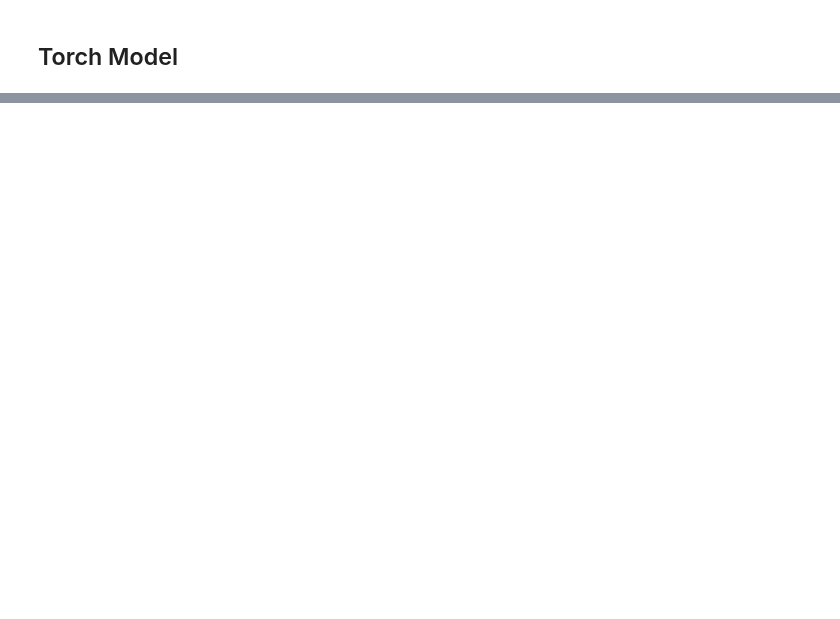
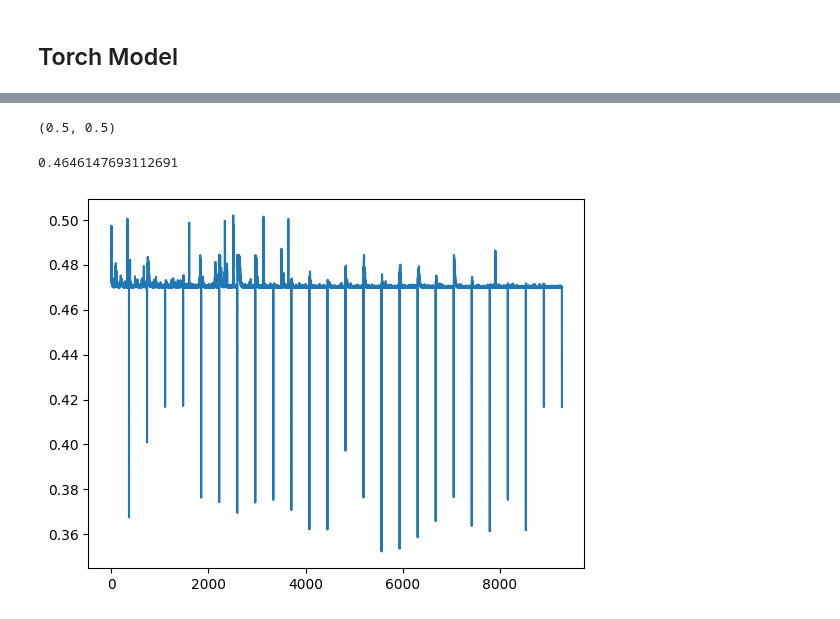
Before and after one commit to c0pp1/TTN4HEP, a Jupyter notebook: TTN/myttnlibrary.ipynb, the cells around one changed output, grey strips where cells are left out. Cells and saved outputs as stored; diff of their text form; code cells hidden in the pictures; blank space fills up the shorter version.

Commit message:
added naive tests, fixed some bugs

```diff
--- a/TTN/myttnlibrary.ipynb
+++ b/TTN/myttnlibrary.ipynb
@@ -393,0 +640,8 @@ def ttn_to_torchscript(ttn: TTN, name: str) -> torch.jit.ScriptModule:
+# %%
+DEVICE = 'cuda'
+BOND_DIM = 10
+DTYPE = torch.double
+features = h**2
+
+model = TTNModel(features, bond_dim=BOND_DIM, device=DEVICE, dtype=DTYPE)
+model.draw()
@@ -393,0 +672,5 @@ def ttn_to_torchscript(ttn: TTN, name: str) -> torch.jit.ScriptModule:
+# %%
+data = torch.rand(features, 256, 2, dtype=torch.cdouble, device=DEVICE)
+with torch.no_grad():
+    result = timeit(lambda: model(data), number=1000)
+result
@@ -393,0 +727,21 @@ def ttn_to_torchscript(ttn: TTN, name: str) -> torch.jit.ScriptModule:
+# %%
+LR = 1e-1
+EPOCHS = 25
+SCHEDULER_STEPS = 20
+
+
+model.train()
+model.to(DEVICE)
+optimizer = torch.optim.Adam(model.parameters(), lr=LR, weight_decay=1e-4)
+schedulers = [torch.optim.lr_scheduler.ExponentialLR(optimizer, 0.9, last_epoch=-1, verbose=False), torch.optim.lr_scheduler.CosineAnnealingLR(optimizer, 10, eta_min=1e-5)]
+scheduler = schedulers[0]
+# %%
+
+tot_loss_history = []
+now = datetime.now()
+for epoch in trange(EPOCHS, desc='epochs', position=0):
+    loss_history = train_one_epoch(model, DEVICE, train_dl, loss, optimizer)
+    tot_loss_history += loss_history
+    scheduler.step()
+
+loss_history = np.array(tot_loss_history)
@@ -393,0 +769,4 @@ def ttn_to_torchscript(ttn: TTN, name: str) -> torch.jit.ScriptModule:
+# %%
+accuracy(model, DEVICE, train_dl, test_dl, DTYPE)
+# %% [output]
+(0.5, 0.5)
@@ -393,0 +776,7 @@ def ttn_to_torchscript(ttn: TTN, name: str) -> torch.jit.ScriptModule:
+# %%
+plt.plot(range(len(loss_history)), loss_history)
+#plt.ylim(0, 2)
+print(np.mean(loss_history[-10:]))
+# %% [output]
+0.4646147693112691
+[figure, added]
```
Also changed, not shown: parts of 34 cells of this notebook, 3 other files.
